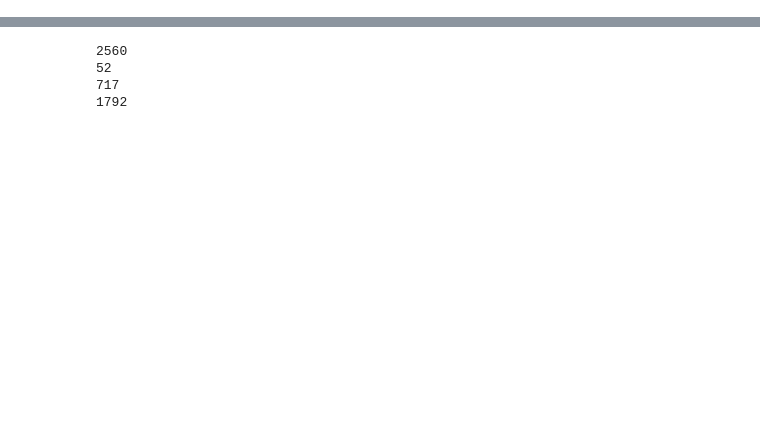
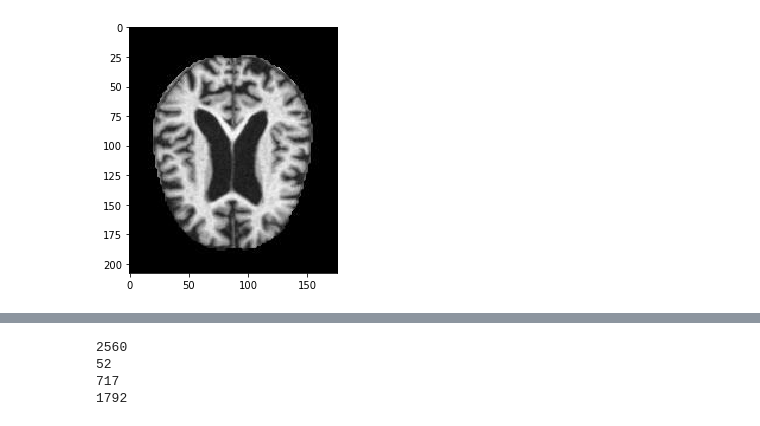
Before and after one commit to ksteve28/Forget-Me-Not-Alzheimer-s-Image-Analysis-Using-A-CNN, a Jupyter notebook: notebooks/full data eda.ipynb, the cells around one changed output, grey strips where cells are left out. Drawn from its saved outputs; the diff is of its cells as text; code cells hidden in the pictures; blank space fills up the shorter version.

```diff
--- a/notebooks/full data eda.ipynb
+++ b/notebooks/full data eda.ipynb
@@ -28 +32,5 @@ very_mild_demented = glob.glob('../Alz_data/train/VeryMildDemented/*.jpg')
+# %%
+mod = io.imshow(mod_demented[0])
+# %% [output]
+[figure, added]
 # %%
```
Also changed, not shown: parts of 14 cells of this notebook, 10 other files.
